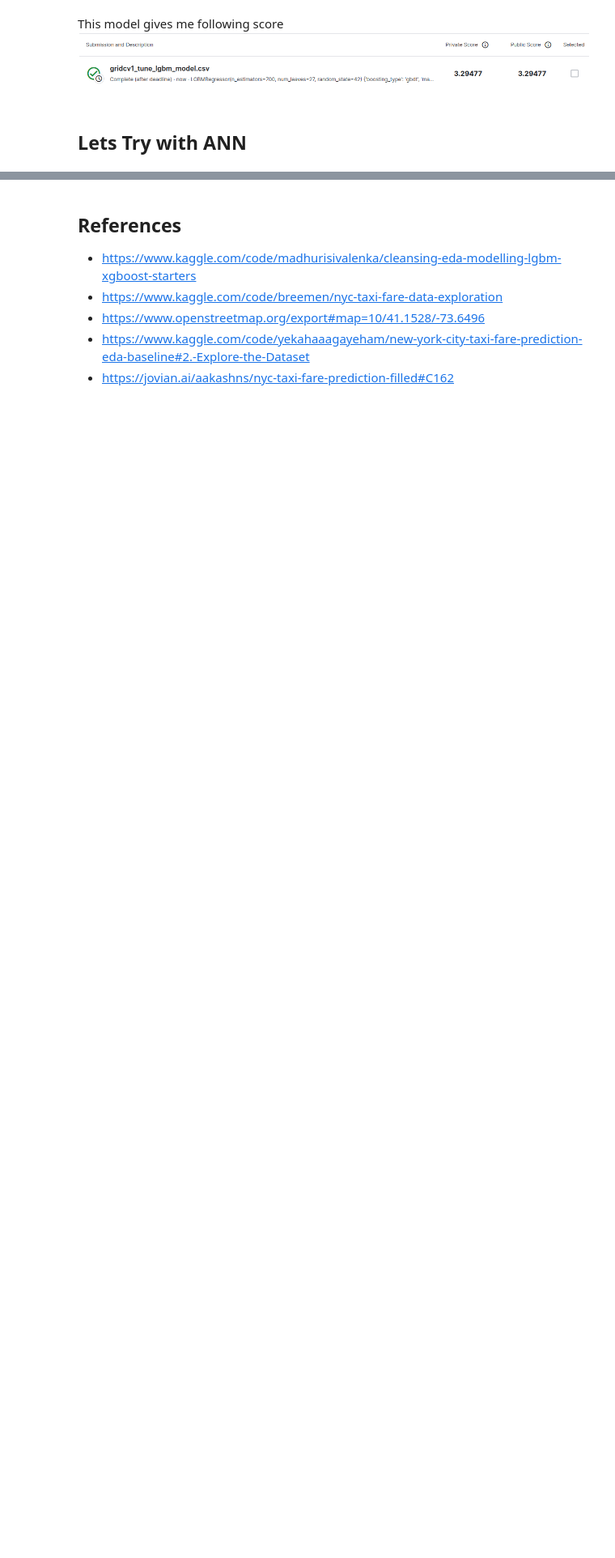
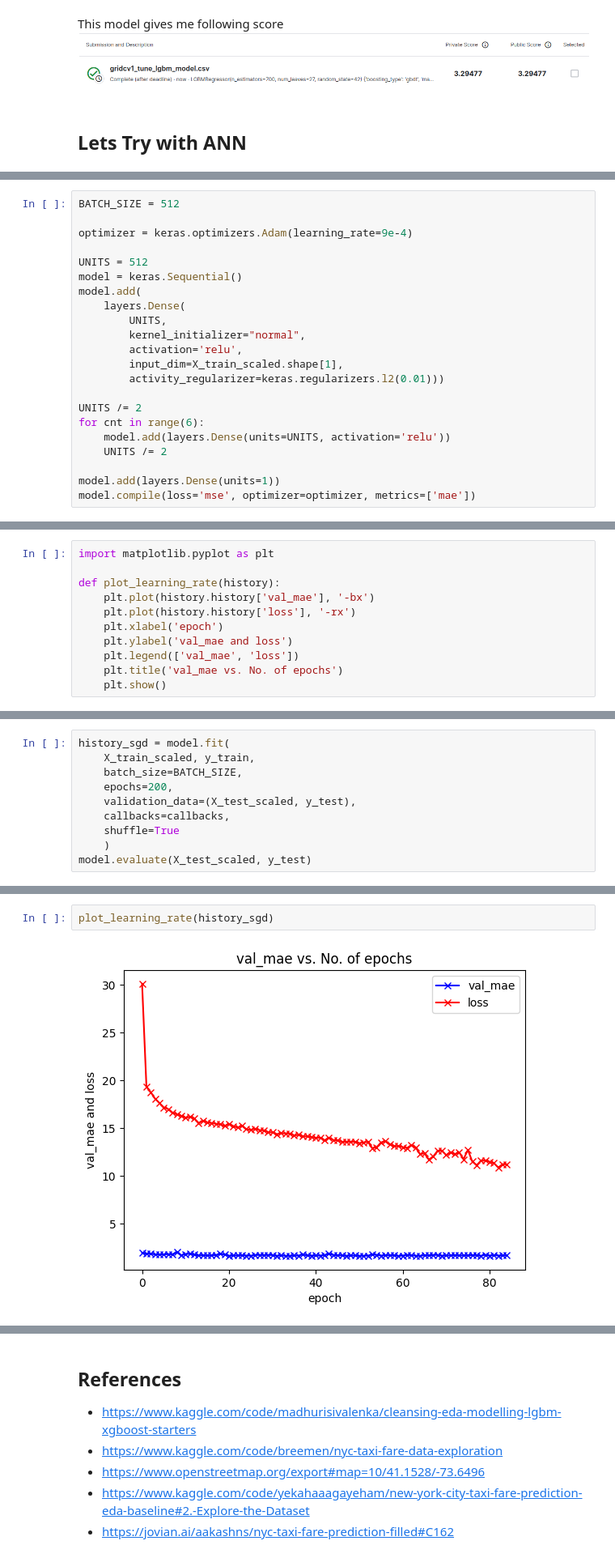
Before and after one commit to vivekpatel99/NY-taxi-fare-prediction, a Jupyter notebook: NY_Taxi_Fare_Prediction.ipynb, the cells around one changed output, grey strips where cells are left out. Shown: that part at 81% size. Drawn from its saved outputs; the diff is of its cells as text; blank space fills up the shorter version.

Commit message:
final version ANN model

```diff
--- a/NY_Taxi_Fare_Prediction.ipynb
+++ b/NY_Taxi_Fare_Prediction.ipynb
@@ -666,0 +694,22 @@ taxi_fare_test_df = scaler.transform(X_test)
+# %%
+BATCH_SIZE = 512
+
+optimizer = keras.optimizers.Adam(learning_rate=9e-4)
+
+UNITS = 512
+model = keras.Sequential()
+model.add(
+    layers.Dense(
+        UNITS,
+        kernel_initializer="normal",
+        activation='relu',
+        input_dim=X_train_scaled.shape[1],
+        activity_regularizer=keras.regularizers.l2(0.01)))
+
+UNITS /= 2
+for cnt in range(6):
+    model.add(layers.Dense(units=UNITS, activation='relu'))
+    UNITS /= 2
+
+model.add(layers.Dense(units=1))
+model.compile(loss='mse', optimizer=optimizer, metrics=['mae'])
@@ -666,0 +736,11 @@ taxi_fare_test_df = scaler.transform(X_test)
+# %%
+import matplotlib.pyplot as plt
+
+def plot_learning_rate(history):
+    plt.plot(history.history['val_mae'], '-bx')
+    plt.plot(history.history['loss'], '-rx')
+    plt.xlabel('epoch')
+    plt.ylabel('val_mae and loss')
+    plt.legend(['val_mae', 'loss'])
+    plt.title('val_mae vs. No. of epochs')
+    plt.show()
@@ -666,0 +750,10 @@ taxi_fare_test_df = scaler.transform(X_test)
+# %%
+history_sgd = model.fit(
+    X_train_scaled, y_train,
+    batch_size=BATCH_SIZE,
+    epochs=200,
+    validation_data=(X_test_scaled, y_test),
+    callbacks=callbacks,
+    shuffle=True
+    )
+model.evaluate(X_test_scaled, y_test)
@@ -666,0 +779,4 @@ taxi_fare_test_df = scaler.transform(X_test)
+# %%
+plot_learning_rate(history_sgd)
+# %% [output]
+[figure, added]
```
Also changed, not shown: parts of 45 cells of this notebook, 17 other files.
